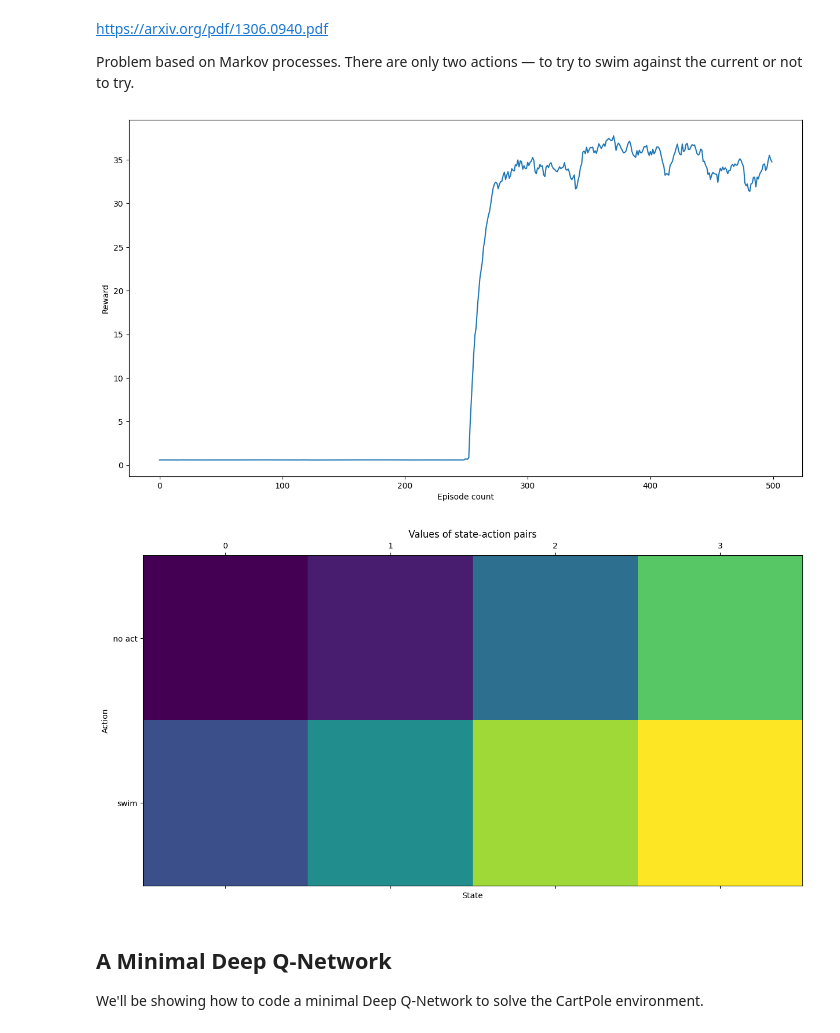
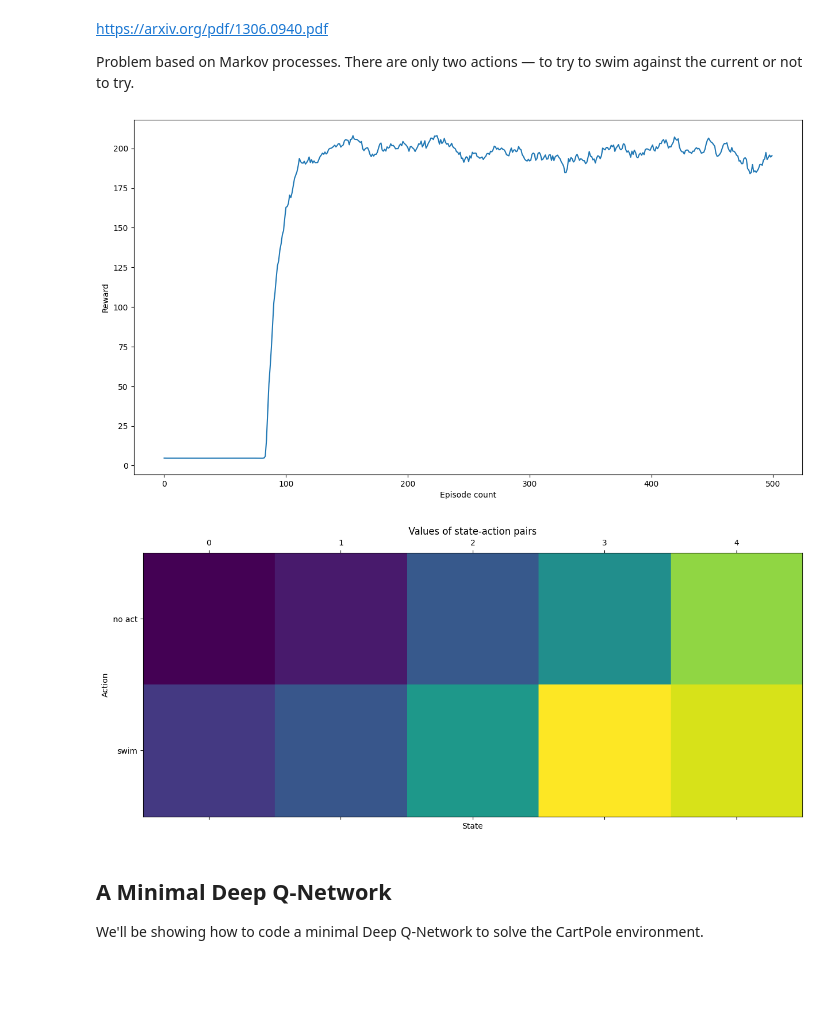
Before and after one commit to avalur/ml-course-kbtu, a Jupyter notebook: week12_rl/reinforcement_learning_practice.ipynb, the cells around one changed output. Saved outputs shown, nothing was run; the diff lists cells and outputs as text; code cells hidden in the pictures; blank space fills up the shorter version.

```diff
--- a/week12_rl/reinforcement_learning_practice.ipynb
+++ b/week12_rl/reinforcement_learning_practice.ipynb
@@ -90,7 +90,7 @@ class RiverSwim:
         return self._current_state, reward, False
 # %%
 class QLearningAgent:
-    def __init__(self, n, K, lr=0.2, gamma=0.95, epsilon=0.2, seed=42):
+    def __init__(self, n, K, lr=0.2, gamma=0.95, epsilon=0.3, seed=42):
         self.rs = np.random.RandomState(seed)
         self._gamma = gamma
         self._epsilon = epsilon
@@ -113,38 +113,38 @@ class QLearningAgent:
         self._q_matrix[state, action] = self._q_matrix[state, action] + self._lr*(reward + self._gamma*np.max(self._q_matrix[next_state]) - self._q_matrix[state, action])
         return
 # %%
-n = 2
-ms = 128
+n = 3
+ms = 1024
 episodes = 500
 actions = 2
 
 agent = QLearningAgent(2+n, actions)
 
 episode_rewards = []
 for ep in range(episodes):
     river_swim = RiverSwim(n, ms)
 
     state, ep_reward, is_done = river_swim._current_state, 0.0, False
     agent.start_episode()
     while not is_done:
         action = agent.get_action(state)
         next_state, reward, is_done = river_swim.step(action)
         agent.update(state, action, reward, next_state)
 
         state = next_state
         ep_reward += reward
 
     episode_rewards.append(ep_reward)
 
 
 plt.figure(figsize=(15, 8))
 
 plt.plot(pd.DataFrame(np.array(episode_rewards)).ewm(alpha=.1).mean())
 plt.xlabel("Episode count")
 plt.ylabel("Reward")
 plt.show()
 # %% [output]
-[figure, old version]
+[figure, new version]
 # %%
 fig = plt.figure(figsize=(15, 8))
 ax = fig.add_subplot(111)
@@ -155,7 +155,7 @@ plt.ylabel("Action")
 plt.title("Values of state-action pairs")
 plt.show()
 # %% [output]
-[figure, old version]
+[figure, new version]
 # %% [markdown]
 ## A Minimal Deep Q-Network
 
```
Also changed, not shown: parts of 5 cells of this notebook, 1 other file.
